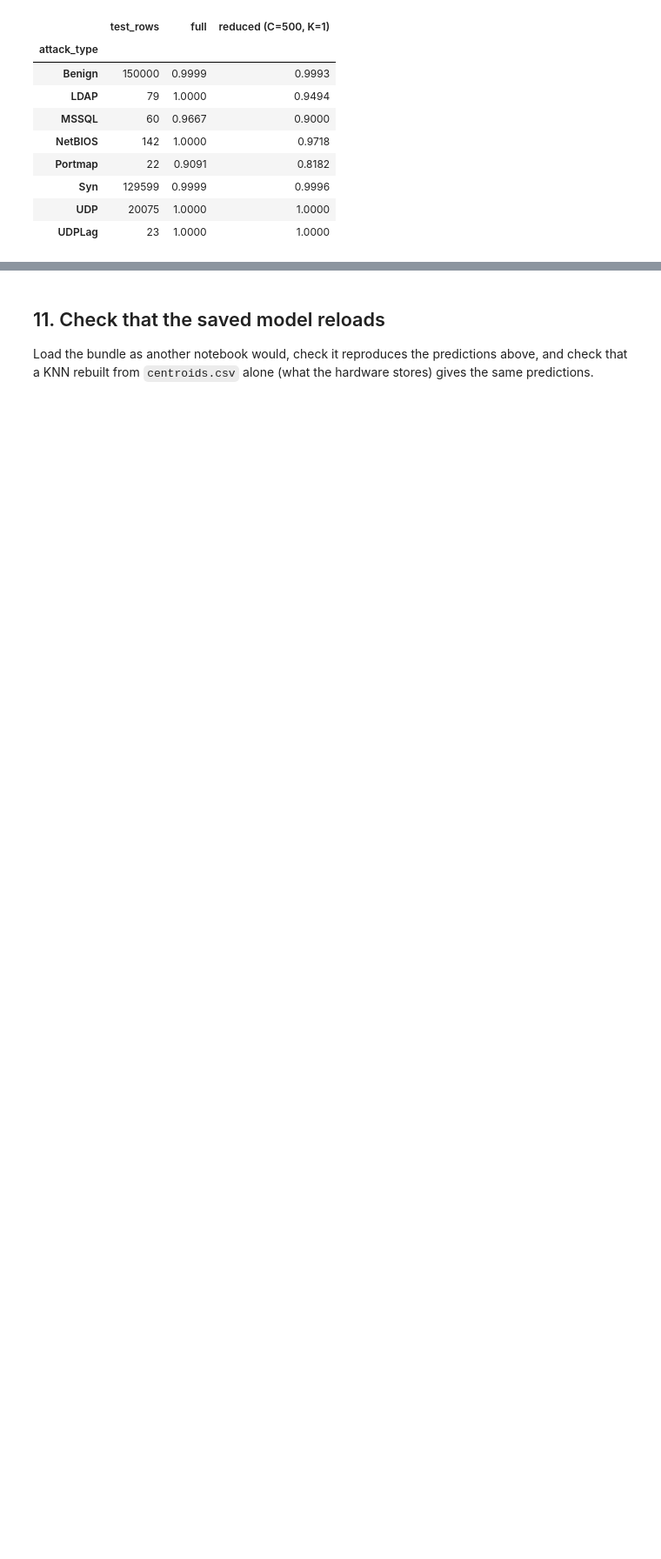
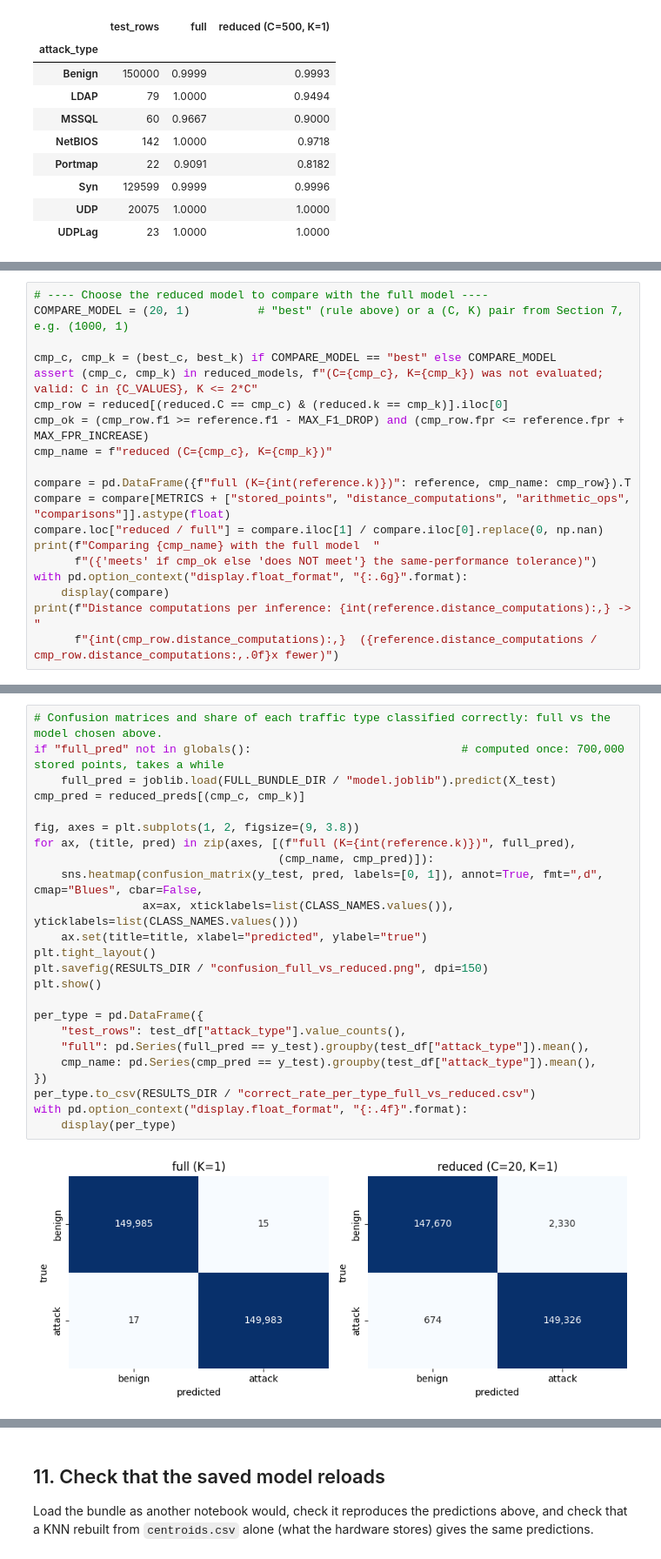
Before and after one commit to samiachoueiri/DDoS_ML, a Jupyter notebook: offline/training_binary_knn_n5_k1_reduced.ipynb, the cells around one changed output, grey strips where cells are left out. Shown at 87% size. Cells and saved outputs as stored; diff of their text form; blank space fills up the shorter version.

Commit message:
c20k1 model

```diff
--- a/offline/training_binary_knn_n5_k1_reduced.ipynb
+++ b/offline/training_binary_knn_n5_k1_reduced.ipynb
@@ -443,0 +446,19 @@ with pd.option_context("display.float_format", "{:.4f}".format):
+# %%
+# ---- Choose the reduced model to compare with the full model ----
+COMPARE_MODEL = (20, 1)          # "best" (rule above) or a (C, K) pair from Section 7, e.g. (1000, 1)
+
+cmp_c, cmp_k = (best_c, best_k) if COMPARE_MODEL == "best" else COMPARE_MODEL
+assert (cmp_c, cmp_k) in reduced_models, f"(C={cmp_c}, K={cmp_k}) was not evaluated; valid: C in {C_VALUES}, K <= 2*C"
+cmp_row = reduced[(reduced.C == cmp_c) & (reduced.k == cmp_k)].iloc[0]
+cmp_ok = (cmp_row.f1 >= reference.f1 - MAX_F1_DROP) and (cmp_row.fpr <= reference.fpr + MAX_FPR_INCREASE)
+cmp_name = f"reduced (C={cmp_c}, K={cmp_k})"
+
+compare = pd.DataFrame({f"full (K={int(reference.k)})": reference, cmp_name: cmp_row}).T
+compare = compare[METRICS + ["stored_points", "distance_computations", "arithmetic_ops", "comparisons"]].astype(float)
+compare.loc["reduced / full"] = compare.iloc[1] / compare.iloc[0].replace(0, np.nan)
+print(f"Comparing {cmp_name} with the full model  "
+      f"({'meets' if cmp_ok else 'does NOT meet'} the same-performance tolerance)")
+with pd.option_context("display.float_format", "{:.6g}".format):
+    display(compare)
+print(f"Distance computations per inference: {int(reference.distance_computations):,} -> "
+      f"{int(cmp_row.distance_computations):,}  ({reference.distance_computations / cmp_row.distance_computations:,.0f}x fewer)")
@@ -443,0 +472,26 @@ with pd.option_context("display.float_format", "{:.4f}".format):
+# %%
+# Confusion matrices and share of each traffic type classified correctly: full vs the model chosen above.
+if "full_pred" not in globals():                               # computed once: 700,000 stored points, takes a while
+    full_pred = joblib.load(FULL_BUNDLE_DIR / "model.joblib").predict(X_test)
+cmp_pred = reduced_preds[(cmp_c, cmp_k)]
+
+fig, axes = plt.subplots(1, 2, figsize=(9, 3.8))
+for ax, (title, pred) in zip(axes, [(f"full (K={int(reference.k)})", full_pred),
+                                    (cmp_name, cmp_pred)]):
+    sns.heatmap(confusion_matrix(y_test, pred, labels=[0, 1]), annot=True, fmt=",d", cmap="Blues", cbar=False,
+                ax=ax, xticklabels=list(CLASS_NAMES.values()), yticklabels=list(CLASS_NAMES.values()))
+    ax.set(title=title, xlabel="predicted", ylabel="true")
+plt.tight_layout()
+plt.savefig(RESULTS_DIR / "confusion_full_vs_reduced.png", dpi=150)
+plt.show()
+
+per_type = pd.DataFrame({
+    "test_rows": test_df["attack_type"].value_counts(),
+    "full": pd.Series(full_pred == y_test).groupby(test_df["attack_type"]).mean(),
+    cmp_name: pd.Series(cmp_pred == y_test).groupby(test_df["attack_type"]).mean(),
+})
+per_type.to_csv(RESULTS_DIR / "correct_rate_per_type_full_vs_reduced.csv")
+with pd.option_context("display.float_format", "{:.4f}".format):
+    display(per_type)
+# %% [output]
+[figure, added]
```
Also changed, not shown: parts of 6 cells of this notebook, 4 other files.
